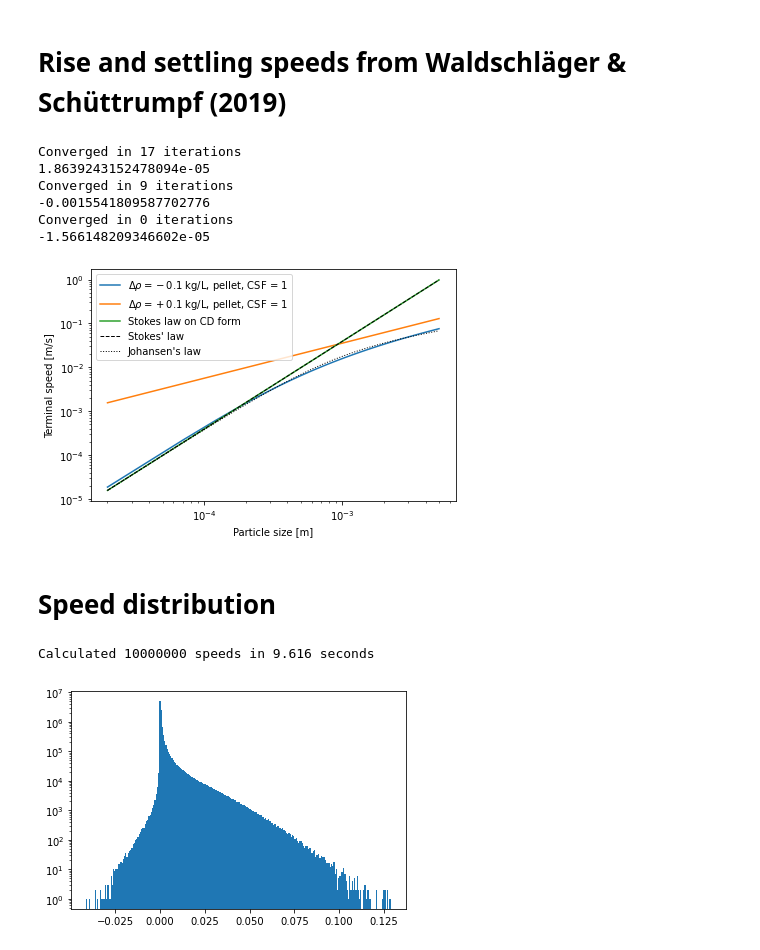
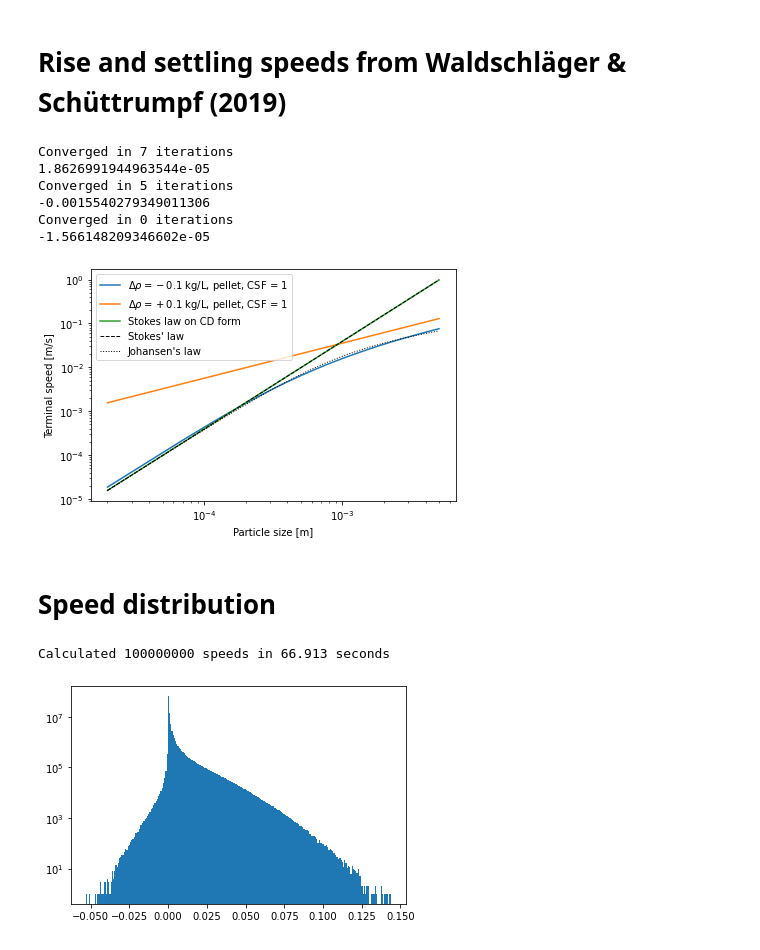
Before and after one commit to nordam/Eulerian-and-Lagrangian-methods, a Jupyter notebook: notebooks/Case2-Microplastics-SpeedDistribution.ipynb, the cells around one changed output. Drawn from its saved outputs; the diff is of its cells as text; code cells hidden in the pictures.

```diff
--- a/notebooks/Case2-Microplastics-SpeedDistribution.ipynb
+++ b/notebooks/Case2-Microplastics-SpeedDistribution.ipynb
@@ -39,0 +40,3 @@ Text(0, 0.5, 'Probability density')
+# %%
+rho = rvs_density(1000000)
+print(np.sum(rho < 0.975), np.sum(rho > 1.405))
@@ -109,7 +114,7 @@ bead_height = triang(c, loc = 0.36, scale = 0.64)
 film_width  = triang(c, loc = 0.1,   scale = 0.9)
 film_height = triang(c, loc = 0.001, scale = 0.099)
 foam_width  = triang(c, loc = 0.1,  scale = 0.9)
-foam_height = triang(c, loc = 0.01, scale = 0.99)
+foam_height = triang(c, loc = 0.01, scale = 0.99)Bet
 
 # Function to generate random samples of shapes
 def rvs_shape(N):
@@ -176,7 +181,7 @@ def rise_speed_CD(d, rho, CD):
 
 
 # Since C_D is a function of speed, the speed is found by an iterative procedure
-def CD_iterator(CD_func, d, rho, CSF, rtol = 1e-6, maxiter = 100, return_speed=False, verbose=False):
+def CD_iterator(CD_func, d, rho, CSF, rtol = 1e-3, maxiter = 100, return_speed=False, verbose=False):
     # Drag coefficients are given implicitly as a function of Re.
     # Solve for CD with iterative procedure,
     # start by guessing Re from Stokes' law.
@@ -304,10 +309,10 @@ plt.yscale('log')
 plt.tight_layout()
 #plt.savefig('speed_comparison.png', dpi = 120)
 # %% [output]
-Converged in 17 iterations
-1.8639243152478094e-05
-Converged in 9 iterations
--0.0015541809587702776
+Converged in 7 iterations
+1.8626991944963544e-05
+Converged in 5 iterations
+-0.0015540279349011306
 Converged in 0 iterations
 -1.566148209346602e-05
 [figure]
@@ -315,7 +320,7 @@ Converged in 0 iterations
 # Speed distribution
 # %%
 # Number of samples
-Np = 10000000
+Np = 100000000
 
 tic = time()
 
@@ -326,32 +331,32 @@ l = rvs_size(Np) / 1e6
 # Shape, and associated parameters
 # Note that h_ = h/l and w_ = w/l are normalised height and width
 # and we assume h <= w <= l
 CSF, w_, h_, cat = rvs_shape(Np)
 # Calculate real height and width
 h = l*h_
 w = l*w_
 # calculate equivalent spherical diameter
 # (assuming ellipsoid shape)
 d = (l*w*h)**(1.0/3)
 
 # Array to hold speeds
 v = np.zeros(Np)
 
 
 # Calculate speeds separately for fibres and other particles
 # Note that we use only the "rising" expressions from Waldschläger & Schüttrumpf
 
 # Calculate speed for fibres
 v[cat==0] = CD_iterator(CD_fibre_rising, d[cat==0], rho[cat==0], CSF=CSF[cat==0], return_speed=True)
 # Calculate speed for fibres
 v[cat!=0] = CD_iterator(CD_pellet_rising, d[cat!=0], rho[cat!=0], CSF=CSF[cat!=0], return_speed=True)
 
 toc = time()
 print(f'Calculated {Np} speeds in {toc-tic:.3f} seconds')
 
 # Plot histogram of speeds
 _ = plt.hist(v, bins=250)
 plt.yscale('log')
 # %% [output]
-Calculated 10000000 speeds in 9.616 seconds
+Calculated 100000000 speeds in 66.913 seconds
-[figure, old version]
+[figure, new version]
```
Also changed, not shown: parts of 10 cells of this notebook.
